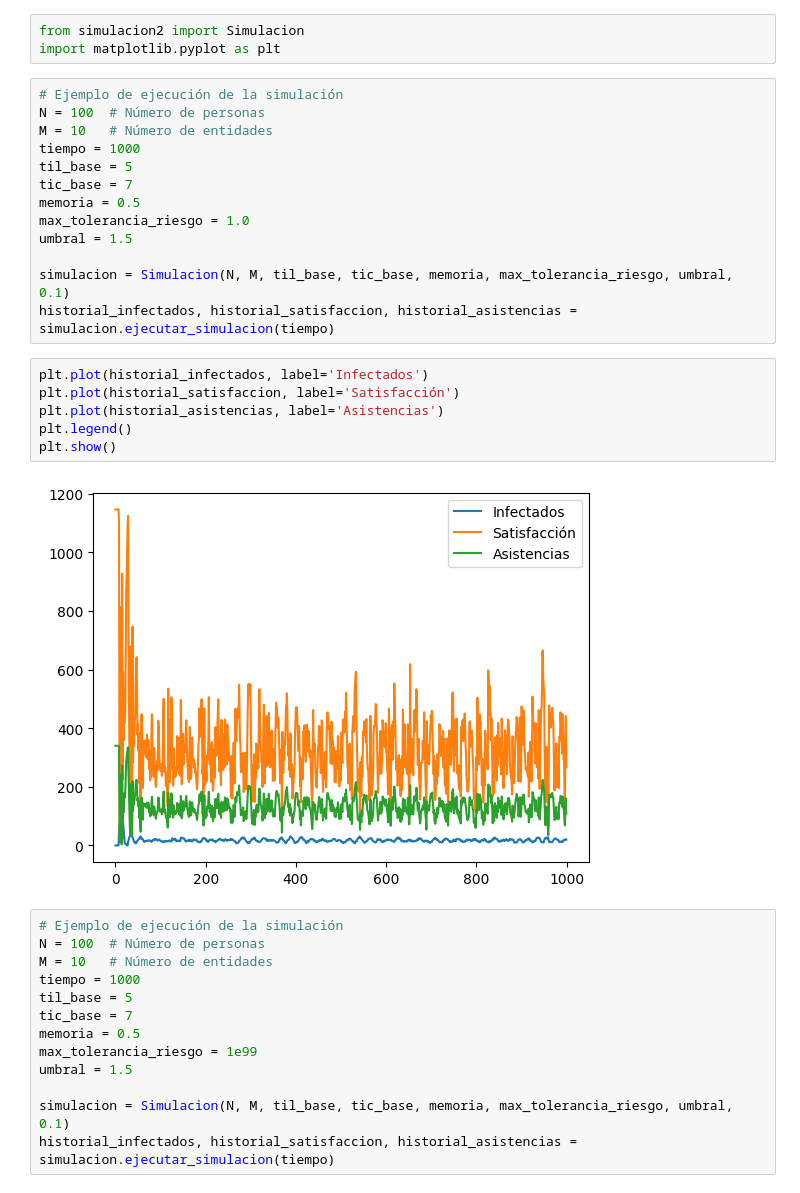
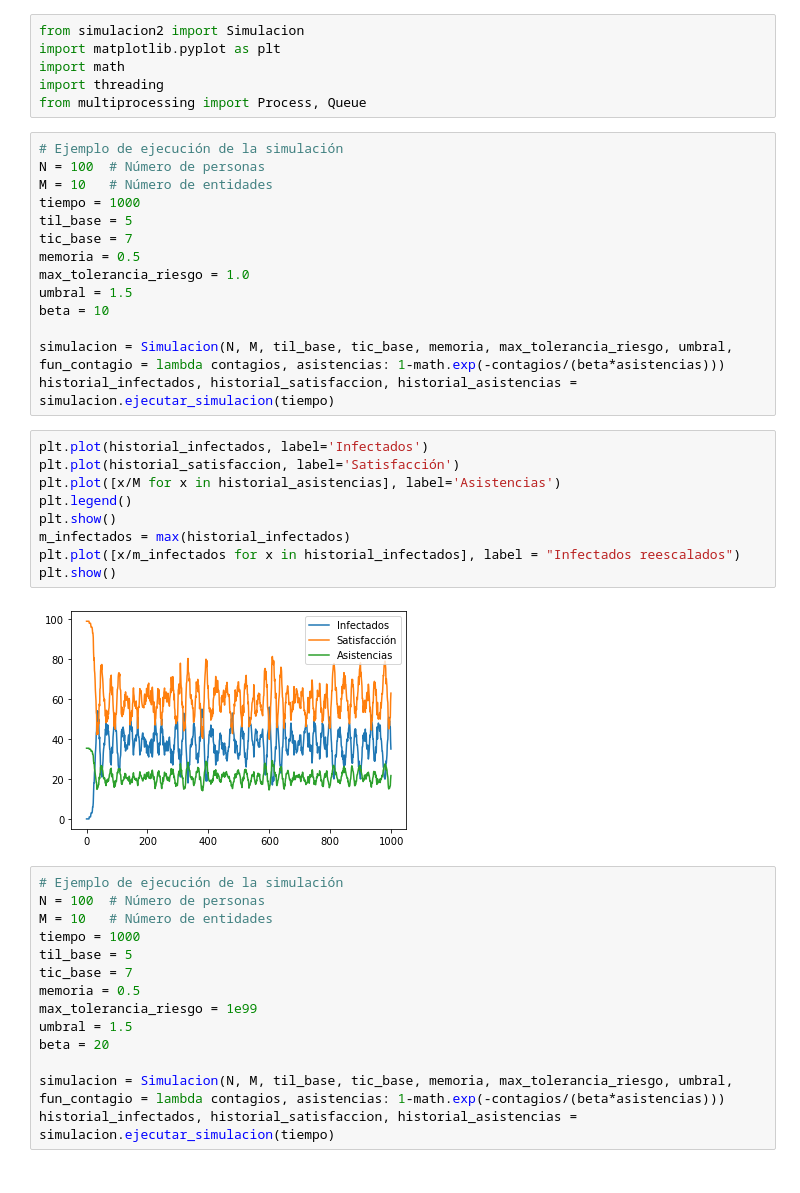
Before and after one commit to LautaroLasorsa/TP-Simulaci-n, a Jupyter notebook: Informe2.ipynb, the cells around one changed output. Cells and saved outputs as stored; diff of their text form.

```diff
--- a/Informe2.ipynb
+++ b/Informe2.ipynb
@@ -1,6 +1,9 @@
 # %%
 from simulacion2 import Simulacion
 import matplotlib.pyplot as plt
+import math
+import threading
+from multiprocessing import Process, Queue
 # %%
 # Ejemplo de ejecución de la simulación
 N = 100  # Número de personas
@@ -11,17 +14,21 @@ tic_base = 7
 memoria = 0.5
 max_tolerancia_riesgo = 1.0
 umbral = 1.5
+beta = 10
 
-simulacion = Simulacion(N, M, til_base, tic_base, memoria, max_tolerancia_riesgo, umbral, 0.1)
+simulacion = Simulacion(N, M, til_base, tic_base, memoria, max_tolerancia_riesgo, umbral, fun_contagio = lambda contagios, asistencias: 1-math.exp(-contagios/(beta*asistencias)))
 historial_infectados, historial_satisfaccion, historial_asistencias = simulacion.ejecutar_simulacion(tiempo)
 # %%
 plt.plot(historial_infectados, label='Infectados')
 plt.plot(historial_satisfaccion, label='Satisfacción')
-plt.plot(historial_asistencias, label='Asistencias')
+plt.plot([x/M for x in historial_asistencias], label='Asistencias')
 plt.legend()
 plt.show()
+m_infectados = max(historial_infectados)
+plt.plot([x/m_infectados for x in historial_infectados], label = "Infectados reescalados")
+plt.show()
 # %% [output]
-[figure, old version]
+[figure, new version]
 # %%
 # Ejemplo de ejecución de la simulación
 N = 100  # Número de personas
@@ -32,6 +39,7 @@ tic_base = 7
 memoria = 0.5
 max_tolerancia_riesgo = 1e99
 umbral = 1.5
+beta = 20
 
-simulacion = Simulacion(N, M, til_base, tic_base, memoria, max_tolerancia_riesgo, umbral, 0.1)
+simulacion = Simulacion(N, M, til_base, tic_base, memoria, max_tolerancia_riesgo, umbral, fun_contagio = lambda contagios, asistencias: 1-math.exp(-contagios/(beta*asistencias)))
 historial_infectados, historial_satisfaccion, historial_asistencias = simulacion.ejecutar_simulacion(tiempo)
```
Also changed, not shown: parts of 14 cells of this notebook.
